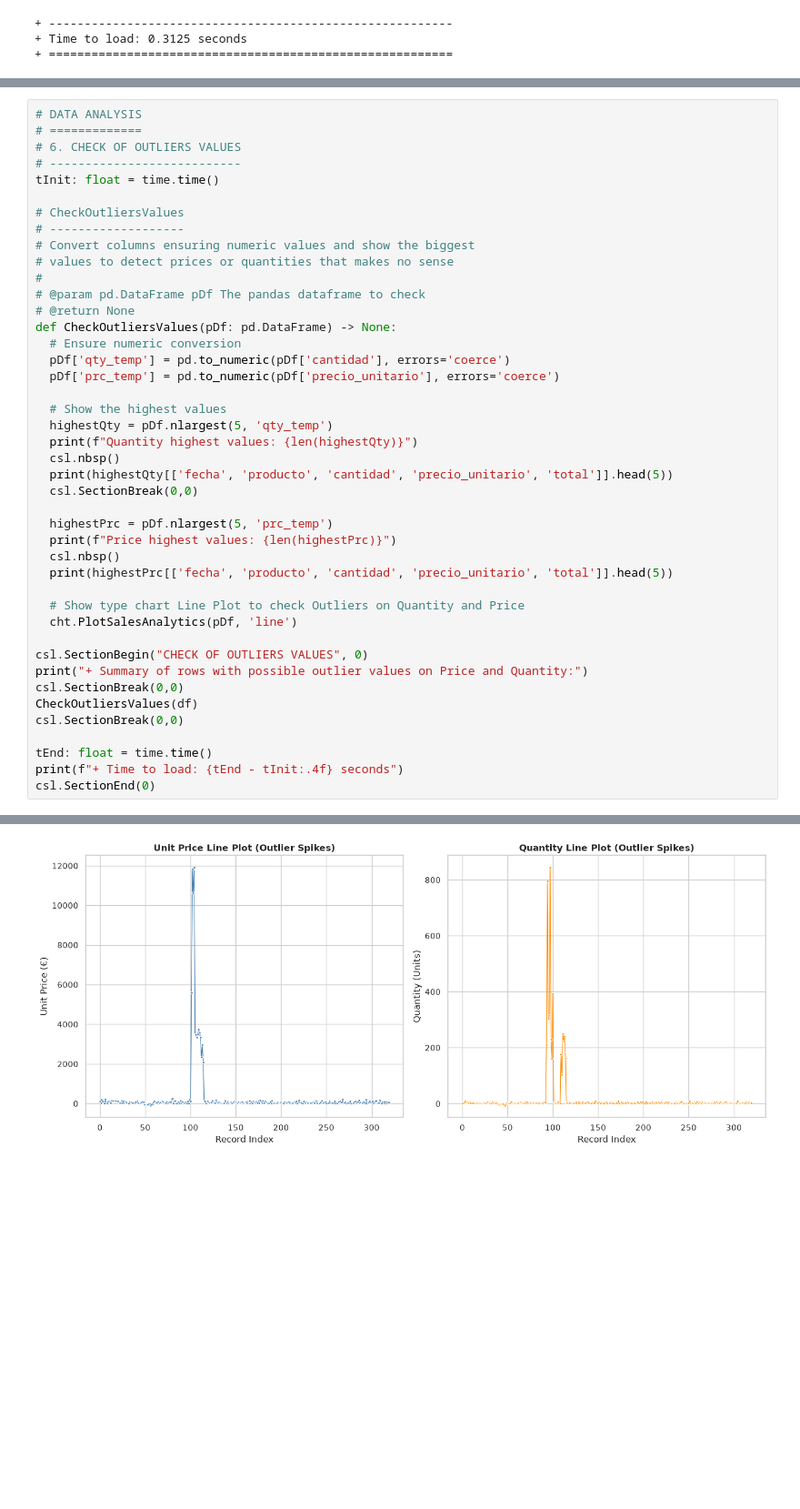
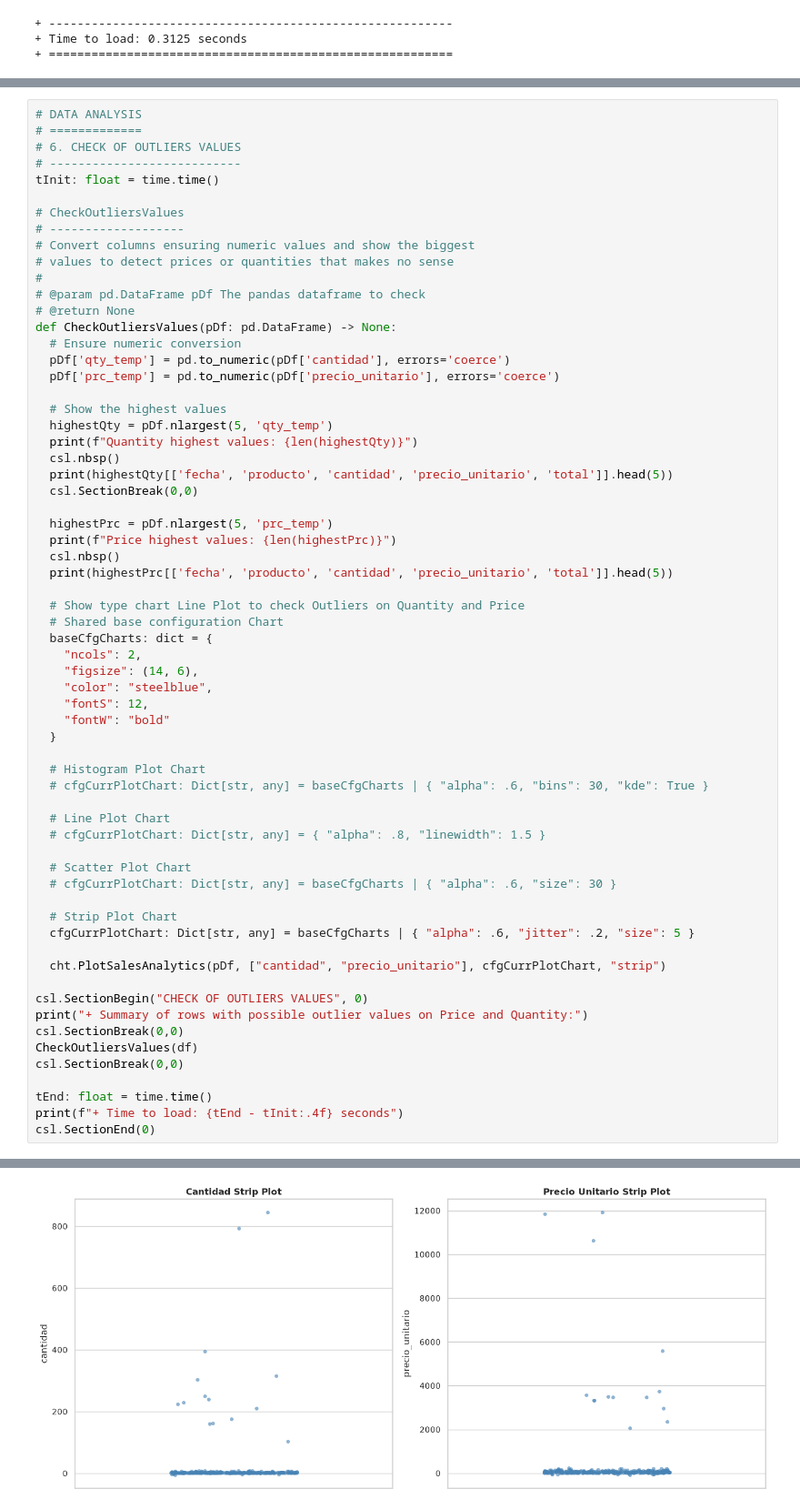
Before and after one commit to dcueli-com/bigdata_sys, a Jupyter notebook: src/activities/RA1/lesson_02/notebooks/2_5_1_analysing_dataset.ipynb, the cells around one changed output, grey strips where cells are left out. Shown at 91% size. Drawn from its saved outputs; the diff is of its cells as text; blank space fills up the shorter version.

Commit message:
Updating exercise 2.5, parameterized chart functions added on src/helpers/charts.py library and, at the same location, added validations.py library

```diff
--- a/src/activities/RA1/lesson_02/notebooks/2_5_1_analysing_dataset.ipynb
+++ b/src/activities/RA1/lesson_02/notebooks/2_5_1_analysing_dataset.ipynb
@@ -422,34 +430,55 @@ def CheckOutliersValues(pDf: pd.DataFrame) -> None:
   print(highestPrc[['fecha', 'producto', 'cantidad', 'precio_unitario', 'total']].head(5))
 
   # Show type chart Line Plot to check Outliers on Quantity and Price
-  cht.PlotSalesAnalytics(pDf, 'line')
+  # Shared base configuration Chart
+  baseCfgCharts: dict = {
+    "ncols": 2,
+    "figsize": (14, 6),
+    "color": "steelblue",
+    "fontS": 12,
+    "fontW": "bold"
+  }
+
+  # Histogram Plot Chart
+  # cfgCurrPlotChart: Dict[str, any] = baseCfgCharts | { "alpha": .6, "bins": 30, "kde": True }
+
+  # Line Plot Chart
+  # cfgCurrPlotChart: Dict[str, any] = { "alpha": .8, "linewidth": 1.5 }
+
+  # Scatter Plot Chart
+  # cfgCurrPlotChart: Dict[str, any] = baseCfgCharts | { "alpha": .6, "size": 30 }
+
+  # Strip Plot Chart
+  cfgCurrPlotChart: Dict[str, any] = baseCfgCharts | { "alpha": .6, "jitter": .2, "size": 5 }
+
+  cht.PlotSalesAnalytics(pDf, ["cantidad", "precio_unitario"], cfgCurrPlotChart, "strip")
 
 csl.SectionBegin("CHECK OF OUTLIERS VALUES", 0)
 print("+ Summary of rows with possible outlier values on Price and Quantity:")
 csl.SectionBreak(0,0)
 CheckOutliersValues(df)
 csl.SectionBreak(0,0)
 
 tEnd: float = time.time()
 print(f"+ Time to load: {tEnd - tInit:.4f} seconds")
 csl.SectionEnd(0)
 # %% [output]
 + =========================================================
 + CHECK OF OUTLIERS VALUES
 + Summary of rows with possible outlier values on Price and Quantity:
 + ---------------------------------------------------------
 Quantity highest values: 5
 
           fecha          producto  cantidad  precio_unitario     total
 97   2026-10-15  Altavoz portatil     845.0           117.16  99000.20
 94   2026-10-07  Teclado mecanico     794.0            44.07  34991.58
 100  2026-09-25     Disco SSD 1TB     394.0           107.57  42382.58
 96   2026-09-26      Funda tablet     315.0            18.08   5695.20
 95   2026-09-29         Webcam HD     304.0            69.97  21270.88
 ... (5 lines left out)
 102  2026-10-08    Raton inalambrico       2.0          11838.0   23676.0
 103  2026-09-19     Altavoz portatil       1.0          10622.0   10622.0
 101  2026-10-12      Cargador rapido       3.0           5594.0   16782.0
 109  2026-09-19  Monitor 24 pulgadas     176.0           3735.0  657360.0
-[figure, old version]
+[figure, new version]
 + ---------------------------------------------------------
```
Also changed, not shown: parts of 3 cells of this notebook, 4 other files.
